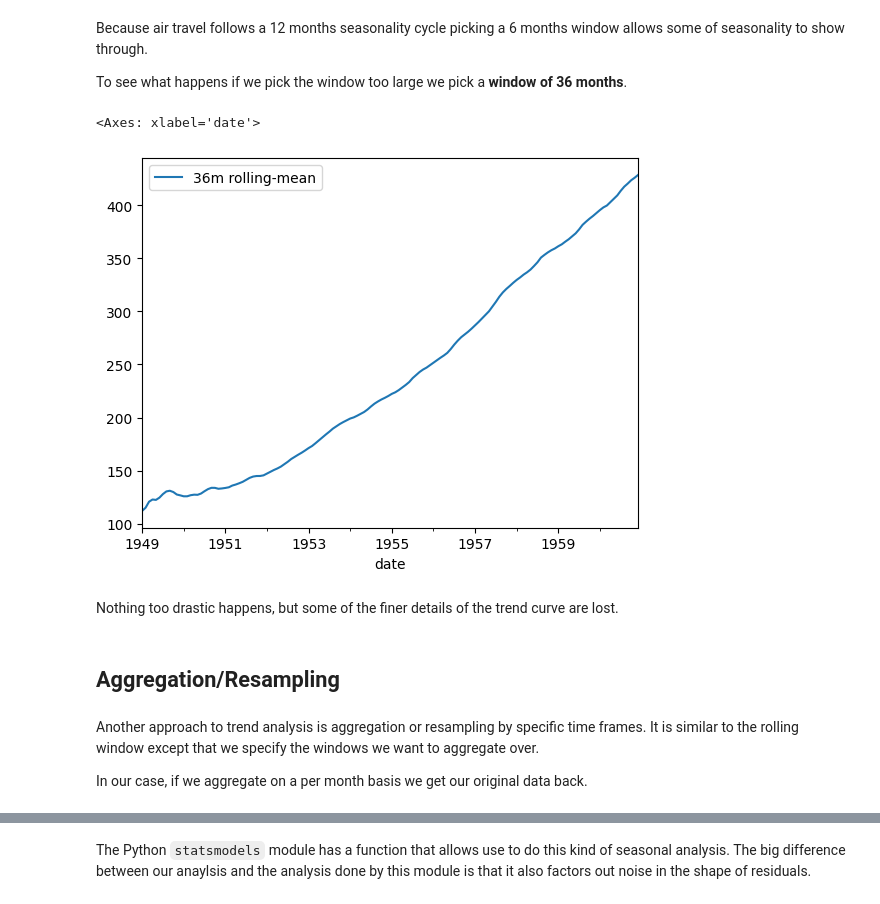
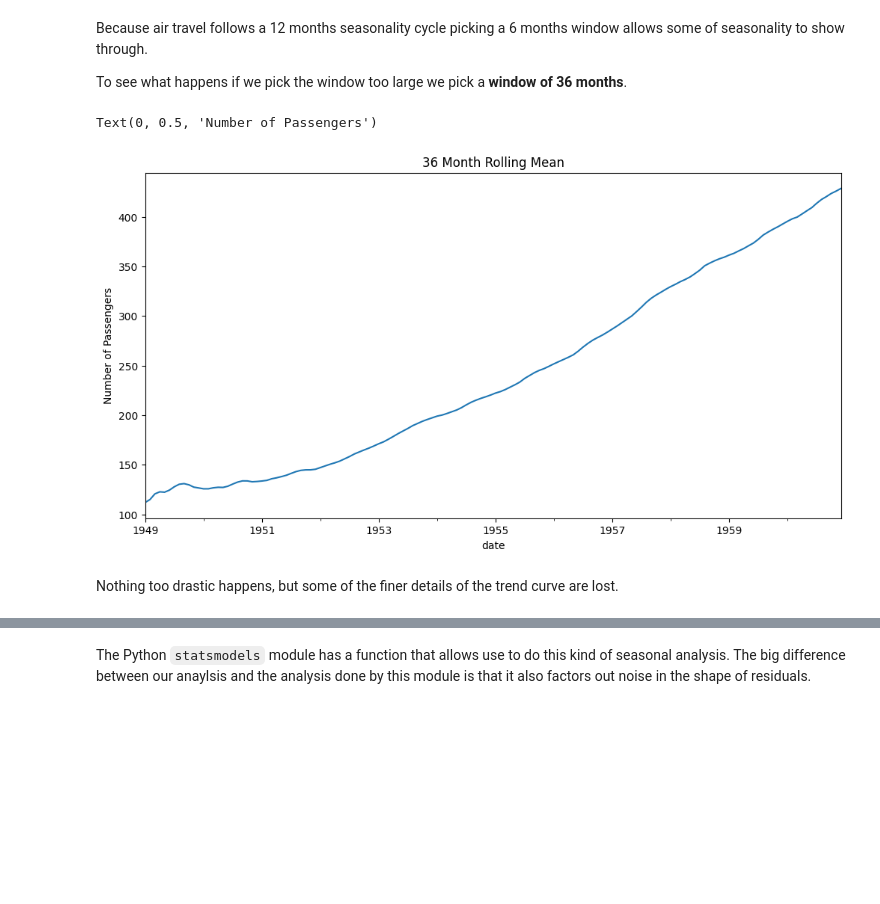
Before and after one commit to lutzhamel/CSC310, a Jupyter notebook: notes/23c-time-series.ipynb, the cells around one changed output, grey strips where cells are left out. Saved outputs shown, nothing was run; the diff lists cells and outputs as text; code cells hidden in the pictures; blank space fills up the shorter version.

```diff
--- a/notes/23c-time-series.ipynb
+++ b/notes/23c-time-series.ipynb
@@ -179,16 +167,11 @@ To see what happens if we pick the window too large we pick a **window of 36 mon
 # %%
 air_df.rolling(36,min_periods=1)\
       .mean()\
       .set_axis(['36m rolling-mean'],axis=1)\
-      .plot()
+      .plot(figsize=(12,6), title='36 Month Rolling Mean', legend=False)\
+      .set_ylabel('Number of Passengers')
 # %% [output]
-<Axes: xlabel='date'>
+Text(0, 0.5, 'Number of Passengers')
-[figure, old version]
+[figure, new version]
 # %% [markdown]
 Nothing too drastic happens, but some of the finer details of the trend curve are lost.
-# %% [markdown]
-## Aggregation/Resampling
-# %% [markdown]
-Another approach to trend analysis is aggregation or resampling by specific time frames.  It is similar to the rolling window except that we specify the windows we want to aggregate over.
-
-In our case, if we aggregate on a per month basis we get our original data back.
```
Also changed, not shown: parts of 39 cells of this notebook, 3 other files.
